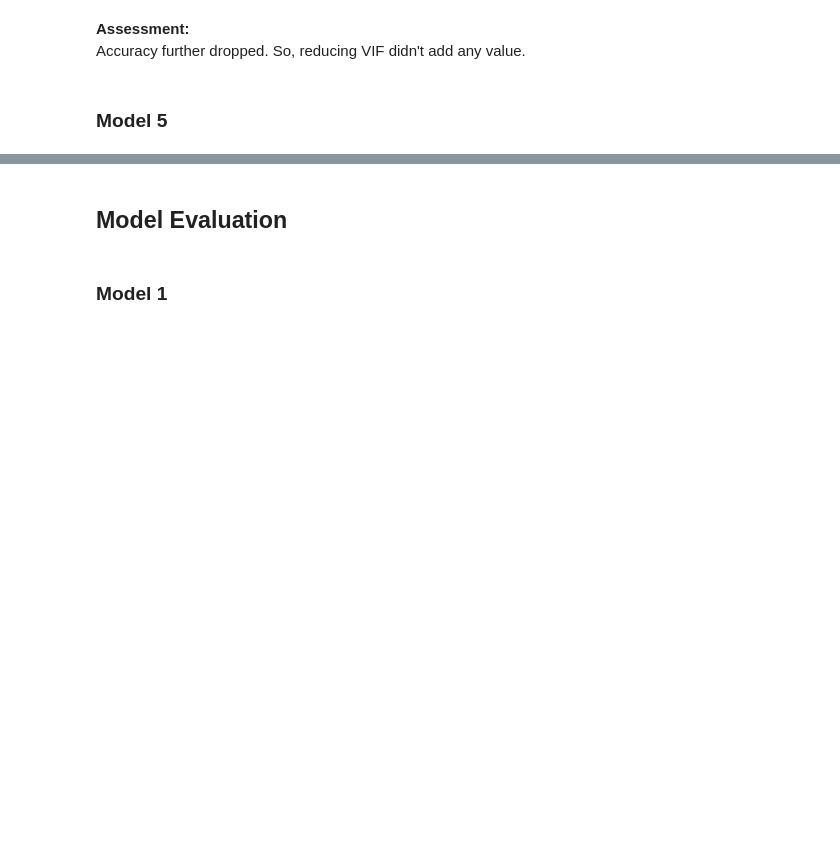
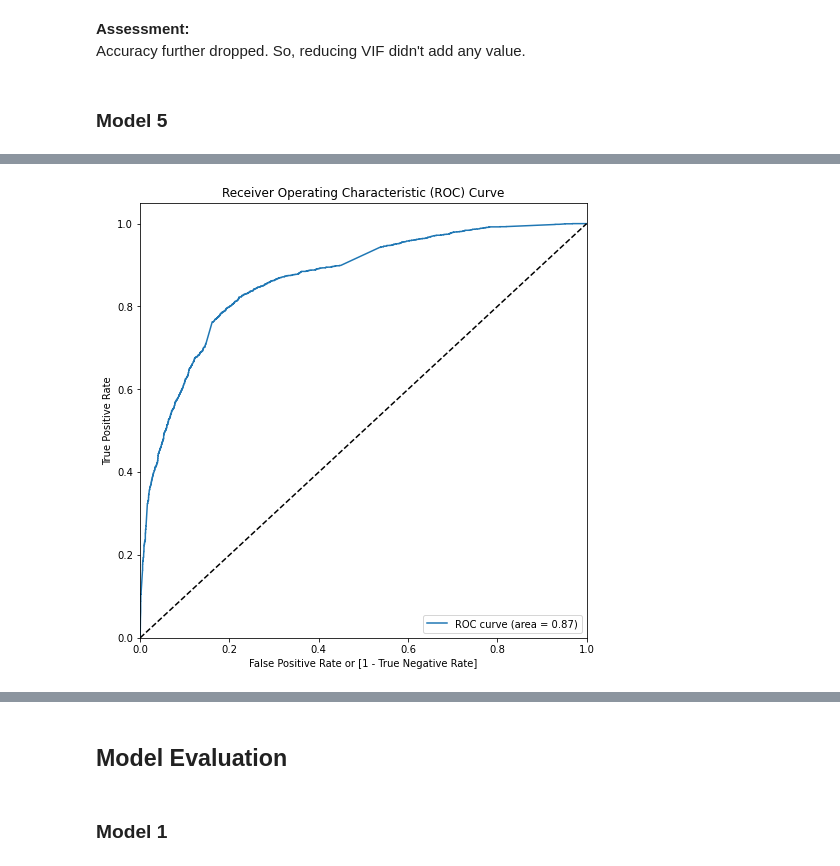
Before and after one commit to SachinShekhar/Lead-Scoring-Case-Study, a Jupyter notebook: Case Study.ipynb, the cells around one changed output, grey strips where cells are left out. Saved outputs shown, nothing was run; the diff lists cells and outputs as text; code cells hidden in the pictures; blank space fills up the shorter version.

Commit message:
Fifth Model Training & Evaluation (#11)

```diff
--- a/Case Study.ipynb
+++ b/Case Study.ipynb
@@ -1984,0 +1991,3 @@ Accuracy further dropped. So, reducing VIF didn't add any value.
+# %%
+# Training Logistic Regression Model
+train_model(y_train, X_train_5).summary()
@@ -1984,0 +2031,6 @@ Accuracy further dropped. So, reducing VIF didn't add any value.
+# %%
+# Dropping 'Occupation_Housewife' because it has high p-value
+X_train_5 = X_train_5.drop('Occupation_Housewife', axis=1)
+# %%
+# Re-train model
+train_model(y_train, X_train_5).summary()
@@ -1984,0 +2072,6 @@ Accuracy further dropped. So, reducing VIF didn't add any value.
+# %%
+model_5 = train_model(y_train, X_train_5)
+# %%
+roc(model_5, X_train_5)
+# %% [output]
+[figure, added]
```
Also changed, not shown: parts of 33 cells of this notebook.
